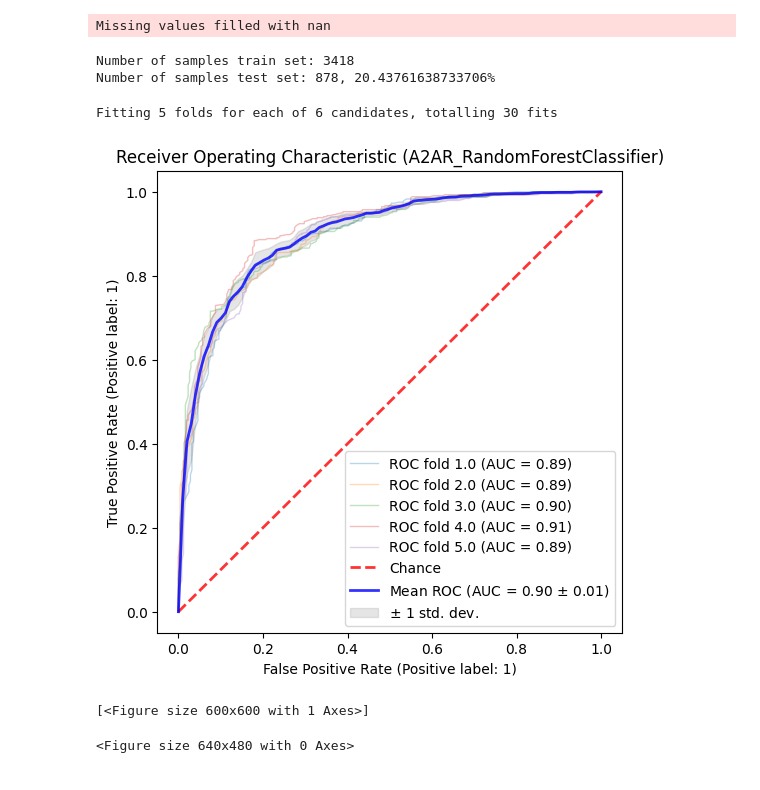
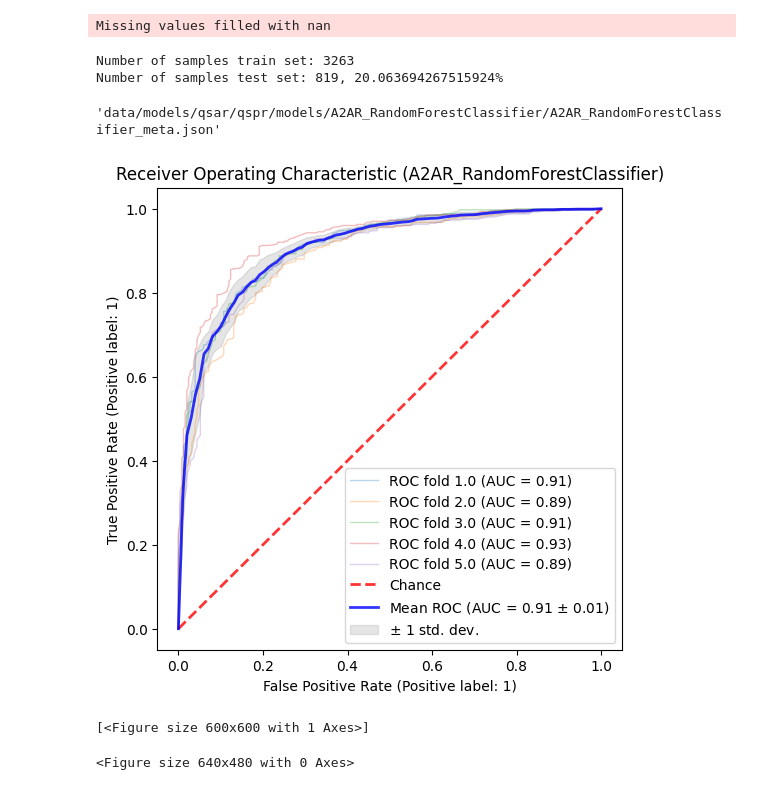
Before and after one commit to CDDLeiden/DrugEx, a Jupyter notebook: tutorial/qsar.ipynb, the cells around one changed output. Drawn from its saved outputs; the diff is of its cells as text; code cells hidden in the pictures.

```diff
--- a/tutorial/qsar.ipynb
+++ b/tutorial/qsar.ipynb
@@ -23,42 +23,43 @@ df
 import os
 from qsprpred.data.data import QSPRDataset
 from qsprpred.data.utils.descriptorsets import FingerprintSet
-from qsprpred.data.utils.descriptorcalculator import DescriptorsCalculator
-from qsprpred.data.utils.datasplitters import scaffoldsplit
+from qsprpred.data.utils.descriptorcalculator import MoleculeDescriptorsCalculator
+from qsprpred.data.utils.datasplitters import ScaffoldSplit
+from qsprpred.models.tasks import TargetTasks
 
-DATA_PATH_QSAR = "data/datasets/qsar"
+DATA_PATH_QSAR = "data/data/qsar"
 os.makedirs(DATA_PATH_QSAR, exist_ok=True)
 
 # create the data set
 dataset = QSPRDataset(
     name="A2AR",
     df=df,
-    target_prop="pchembl_value_Median",
+    target_props=[{"name" : "pchembl_value_Median", "task" : TargetTasks.SINGLECLASS, "th": [6.5]}],
     store_dir=DATA_PATH_QSAR,
 )
-dataset.makeClassification(th=[6.5])
 
 # Calculate MorganFP and physicochemical properties
-feature_calculator = DescriptorsCalculator(descsets = [
+feature_calculator = MoleculeDescriptorsCalculator(desc_sets = [
     FingerprintSet(fingerprint_type="MorganFP", radius=3, nBits=2048)
 ])
 
 # split on scaffolds
-split = scaffoldsplit(test_fraction=0.2)
+split = ScaffoldSplit(test_fraction=0.2)
 
 dataset.prepareDataset(
     split=split,
-    feature_calculator=feature_calculator
+    feature_calculators=[feature_calculator]
 )
 
 print(f"Number of samples train set: {len(dataset.y)}")
 print(f"Number of samples test set: {len(dataset.y_ind)}, {len(dataset.y_ind) / len(dataset.df) * 100}%")
 # %% [output]
 Missing values filled with nan
-Number of samples train set: 3418
-Number of samples test set: 878, 20.43761638733706%
+Number of samples train set: 3263
+Number of samples test set: 819, 20.063694267515924%
 # %%
 from qsprpred.models.models import QSPRsklearn
+from qsprpred.models.hyperparam_optimization import GridSearchOptimization
 from sklearn.ensemble import RandomForestClassifier
 
 params = {
@@ -74,18 +75,19 @@ model = QSPRsklearn(
     alg = RandomForestClassifier()
 )
 
-model.gridSearch(search_space_gs=params)
+gridsearcher = GridSearchOptimization(scoring = model.scoreFunc, param_grid=params)
+best_params = gridsearcher.optimize(model)
 model.evaluate()
 model.fit()
 # %% [output]
-Fitting 5 folds for each of 6 candidates, totalling 30 fits
+'data/models/qsar/qspr/models/A2AR_RandomForestClassifier/A2AR_RandomForestClassifier_meta.json'
 # %%
 from qsprpred.plotting.classification import ROCPlot
 
 plot = ROCPlot([model])
-plot.make('cv', save = True, show=True)
+plot.make(property_name="pchembl_value_Median_class", validation='cv', save = True, show=True)
 # %% [output]
-[figure, old version]
+[figure, new version]
 [<Figure size 600x600 with 1 Axes>]
 <Figure size 640x480 with 0 Axes>
 # %%
```
Also changed, not shown: parts of 5 cells of this notebook, 3 other files.
